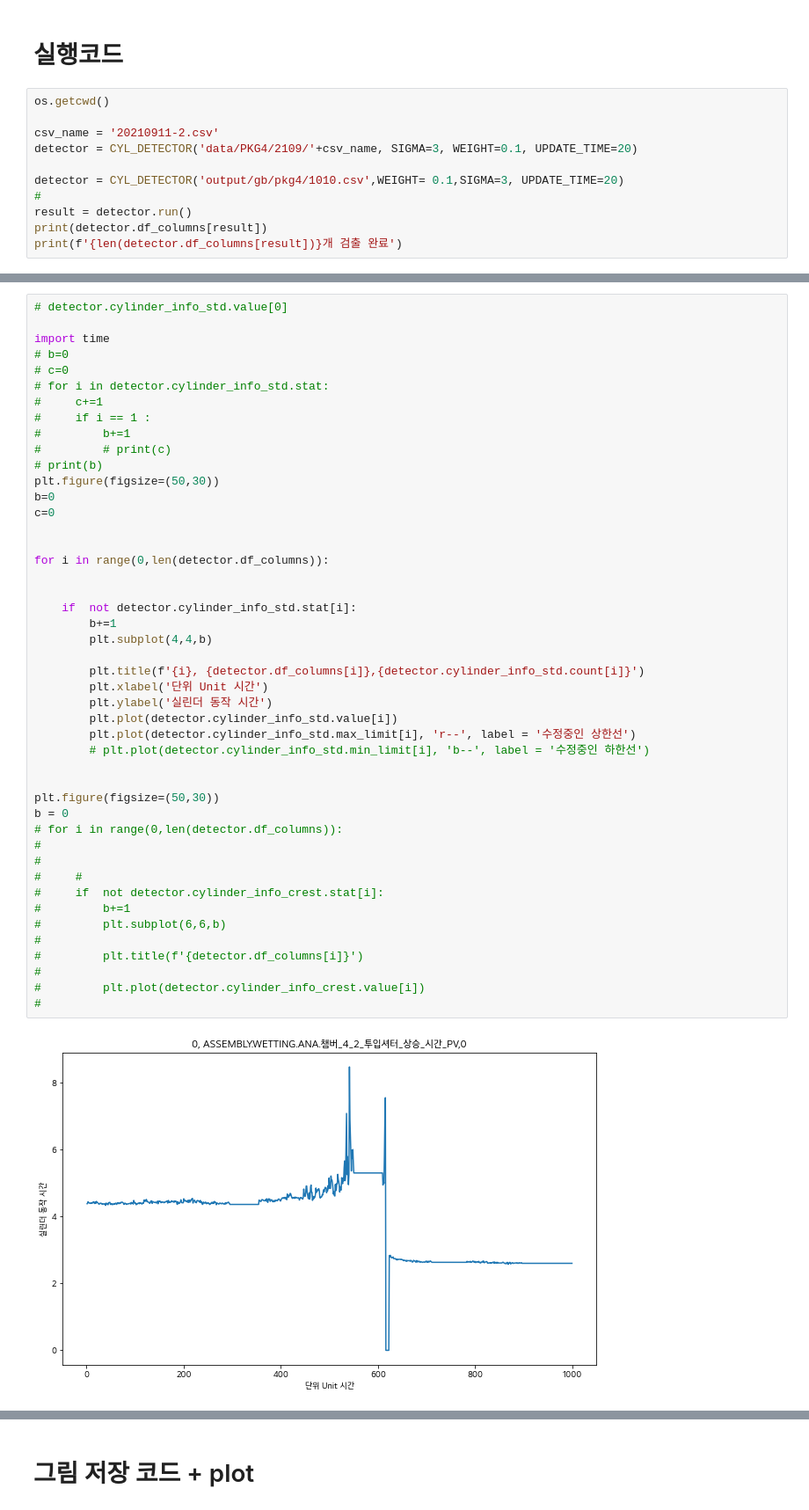
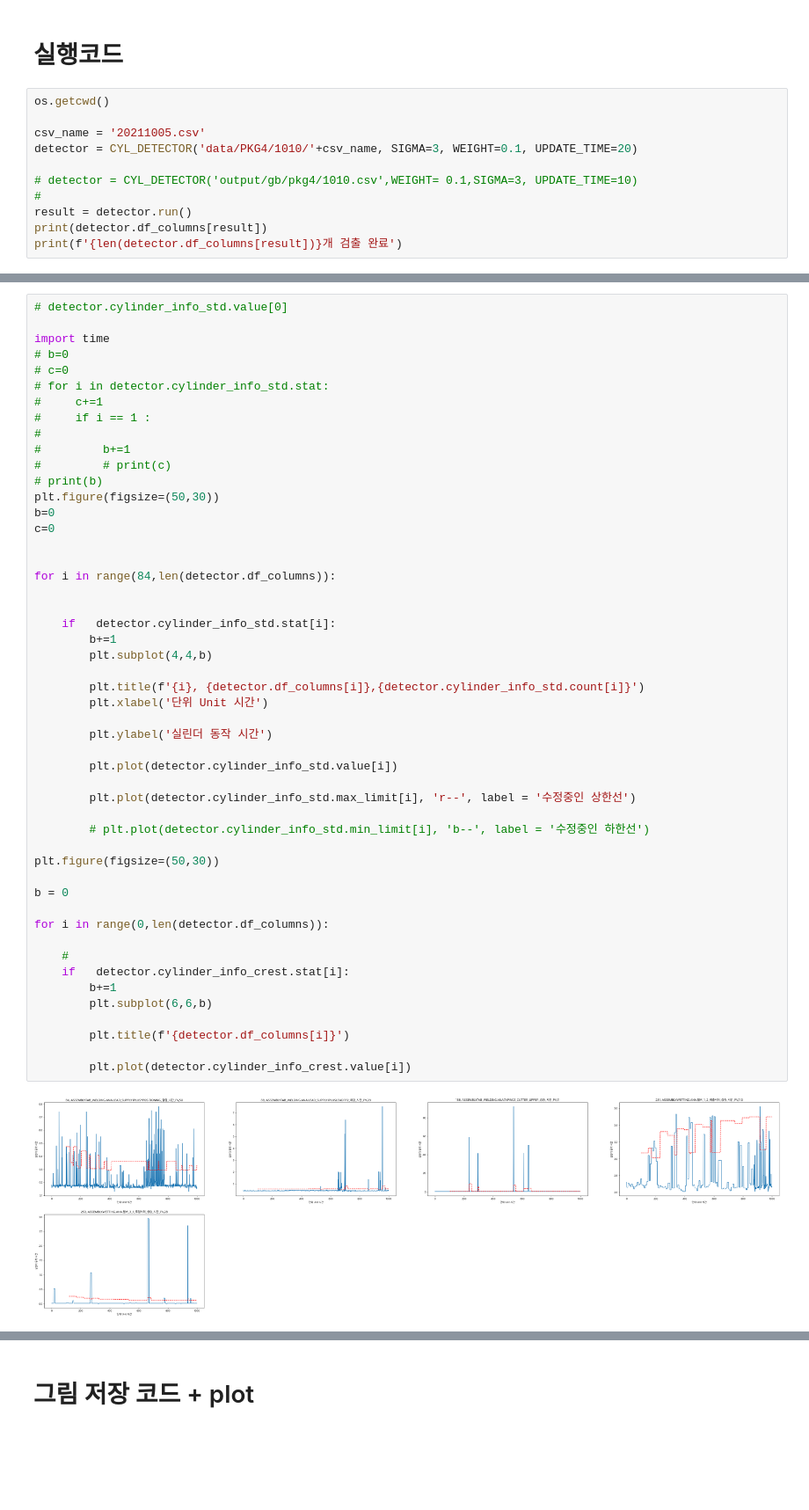
Before and after one commit to hongjunhyeok/csv, a Jupyter notebook: main.ipynb, the cells around one changed output, grey strips where cells are left out. Shown at 88% size. Cells and saved outputs as stored; diff of their text form; blank space fills up the shorter version.

```diff
--- a/main.ipynb
+++ b/main.ipynb
@@ -390,10 +410,10 @@ class CYL_DETECTOR():
 # %%
 os.getcwd()
 
-csv_name = '20210911-2.csv'
-detector = CYL_DETECTOR('data/PKG4/2109/'+csv_name, SIGMA=3, WEIGHT=0.1, UPDATE_TIME=20)
+csv_name = '20211005.csv'
+detector = CYL_DETECTOR('data/PKG4/1010/'+csv_name, SIGMA=3, WEIGHT=0.1, UPDATE_TIME=20)
 
-detector = CYL_DETECTOR('output/gb/pkg4/1010.csv',WEIGHT= 0.1,SIGMA=3, UPDATE_TIME=20)
+# detector = CYL_DETECTOR('output/gb/pkg4/1010.csv',WEIGHT= 0.1,SIGMA=3, UPDATE_TIME=10)
 #
 result = detector.run()
 print(detector.df_columns[result])
@@ -411,46 +433,50 @@ Index([], dtype='object')
 
 import time
 # b=0
 # c=0
 # for i in detector.cylinder_info_std.stat:
 #     c+=1
 #     if i == 1 :
+#
 #         b+=1
 #         # print(c)
 # print(b)
 plt.figure(figsize=(50,30))
 b=0
 c=0
 
 
-for i in range(0,len(detector.df_columns)):
+for i in range(84,len(detector.df_columns)):
 
 
-    if  not detector.cylinder_info_std.stat[i]:
+    if   detector.cylinder_info_std.stat[i]:
         b+=1
         plt.subplot(4,4,b)
 
         plt.title(f'{i}, {detector.df_columns[i]},{detector.cylinder_info_std.count[i]}')
         plt.xlabel('단위 Unit 시간')
+
         plt.ylabel('실린더 동작 시간')
+
         plt.plot(detector.cylinder_info_std.value[i])
+
         plt.plot(detector.cylinder_info_std.max_limit[i], 'r--', label = '수정중인 상한선')
+
         # plt.plot(detector.cylinder_info_std.min_limit[i], 'b--', label = '수정중인 하한선')
 
+plt.figure(figsize=(50,30))
 
-plt.figure(figsize=(50,30))
 b = 0
-# for i in range(0,len(detector.df_columns)):
-#
-#
-#     #
-#     if  not detector.cylinder_info_crest.stat[i]:
-#         b+=1
-#         plt.subplot(6,6,b)
-#
-#         plt.title(f'{detector.df_columns[i]}')
-#
-#         plt.plot(detector.cylinder_info_crest.value[i])
-#
+
+for i in range(0,len(detector.df_columns)):
+
+    #
+    if   detector.cylinder_info_crest.stat[i]:
+        b+=1
+        plt.subplot(6,6,b)
+
+        plt.title(f'{detector.df_columns[i]}')
+
+        plt.plot(detector.cylinder_info_crest.value[i])
 # %% [output]
-[figure, old version]
+[figure, new version]
```
Also changed, not shown: parts of 7 cells of this notebook.
